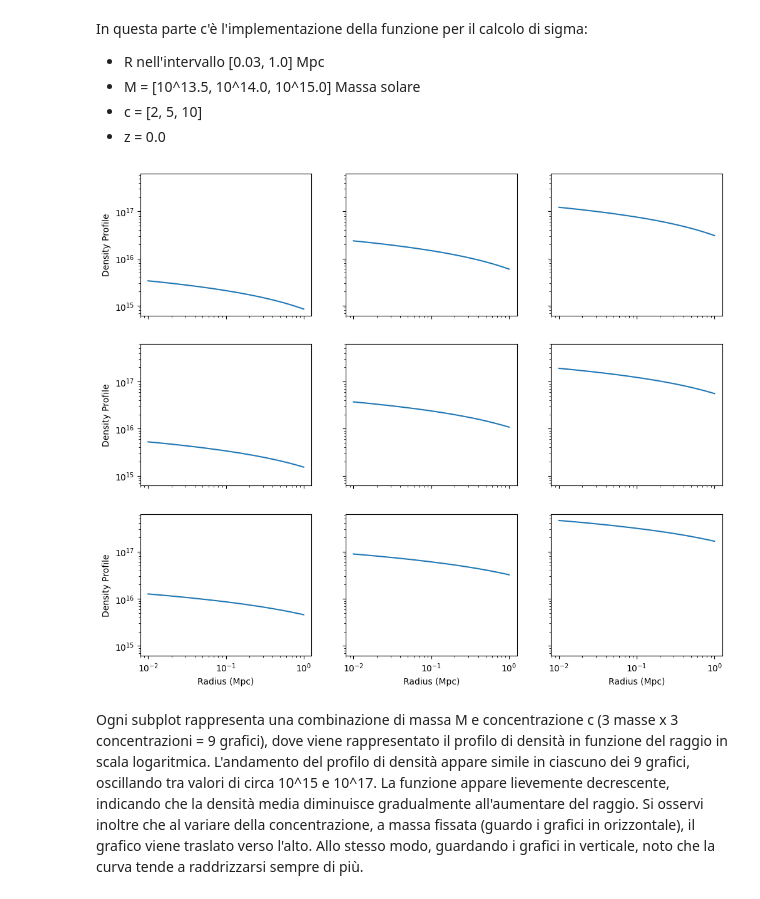
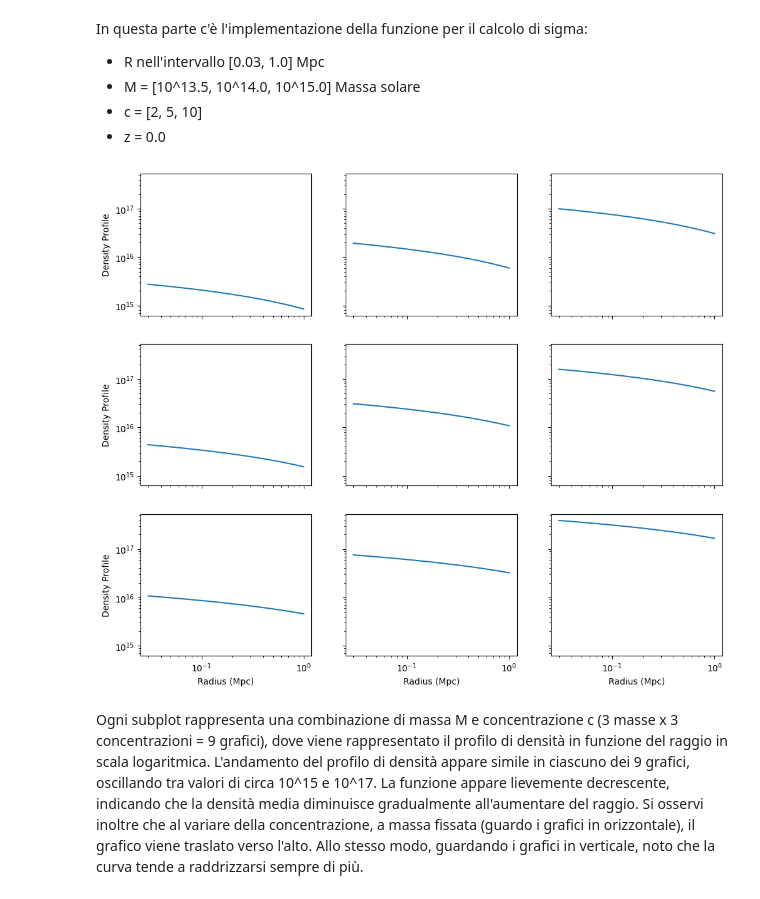
Before and after one commit to gaialeita/ESAME-LEITA, a Jupyter notebook: esercizio1.ipynb, the cells around one changed output. Cells and saved outputs as stored; diff of their text form; code cells hidden in the pictures.

```diff
--- a/esercizio1.ipynb
+++ b/esercizio1.ipynb
@@ -47,25 +47,25 @@ def calculate_density_profile(R, M, c, z):
 # %%
 # Definiamo gli array di massa in unità solari e concentrazione per cui vogliamo calcolare sigma
 masses = [10**13.5, 10**14.0, 10**15.0]
 concentrations = [2, 5, 10]
 z = 0.0  # Redshift fissato a zero
 
 # Definiamo del raggio nell'intervallo logaritmico
-R_values = np.logspace(-2, 0, base = 10)
+R_values = np.logspace(np.log10(0.03), np.log10(1.0), base = 10)
 
 # Ora grafichiamo tutto
 fig, axes = plt.subplots(nrows=3, ncols=3, figsize=(12, 10), sharex=True, sharey=True)
 
 # Calcoliamo e visualizziamo i profili di densità
 for i, M in enumerate(masses):
     for j, c in enumerate(concentrations):
         Sigma = calculate_density_profile(R_values, M, c, z)
         axes[i, j].loglog(R_values, Sigma, base=10, label=f'M={M:.1e}, c={c}')
 
 for i in range(3):
     axes[i, 0].set_ylabel('Density Profile')
     axes[2, i].set_xlabel('Radius (Mpc)')
 # %% [output]
-[figure, old version]
+[figure, new version]
 # %% [markdown]
 Ogni subplot rappresenta una combinazione di massa M e concentrazione c (3 masse x 3 concentrazioni = 9 grafici), dove viene rappresentato il profilo di densità in funzione del raggio in scala logaritmica. L'andamento del profilo di densità appare simile in ciascuno dei 9 grafici, oscillando tra valori di circa 10^15 e 10^17. La funzione appare lievemente decrescente, indicando che la densità media diminuisce gradualmente all'aumentare del raggio. Si osservi inoltre che al variare della concentrazione, a massa fissata (guardo i grafici in orizzontale), il grafico viene traslato verso l'alto. Allo stesso modo, guardando i grafici in verticale, noto che la curva tende a raddrizzarsi sempre di più.
```
